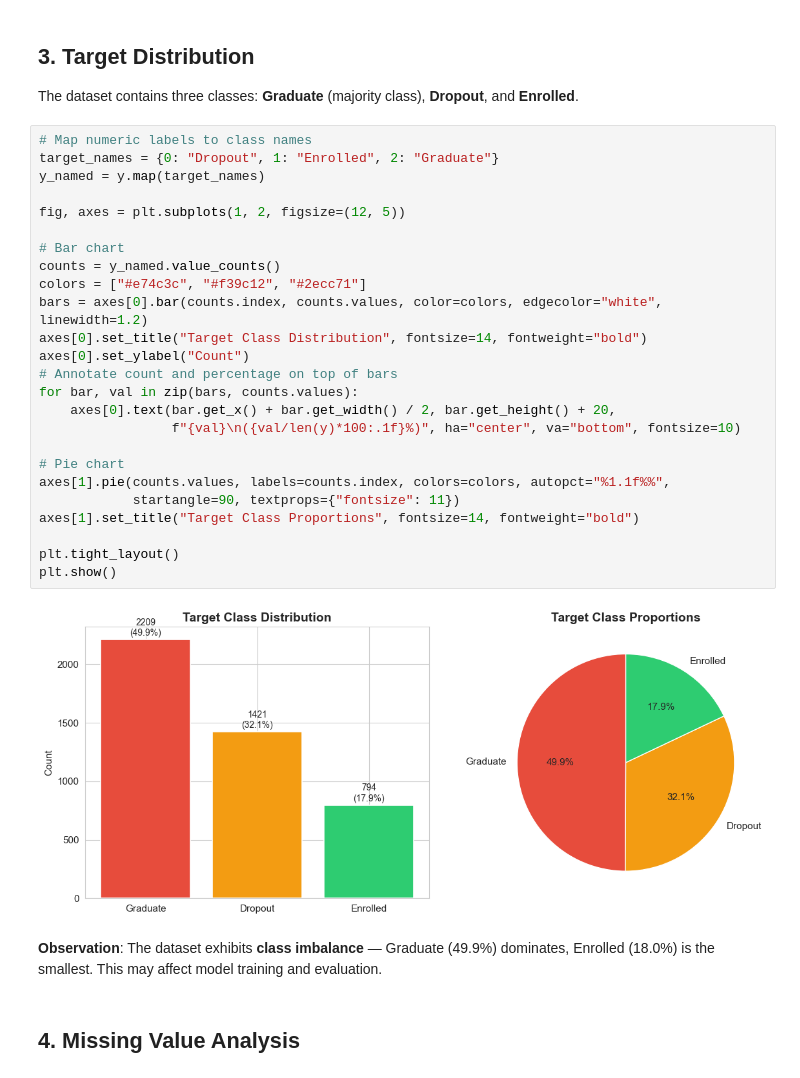
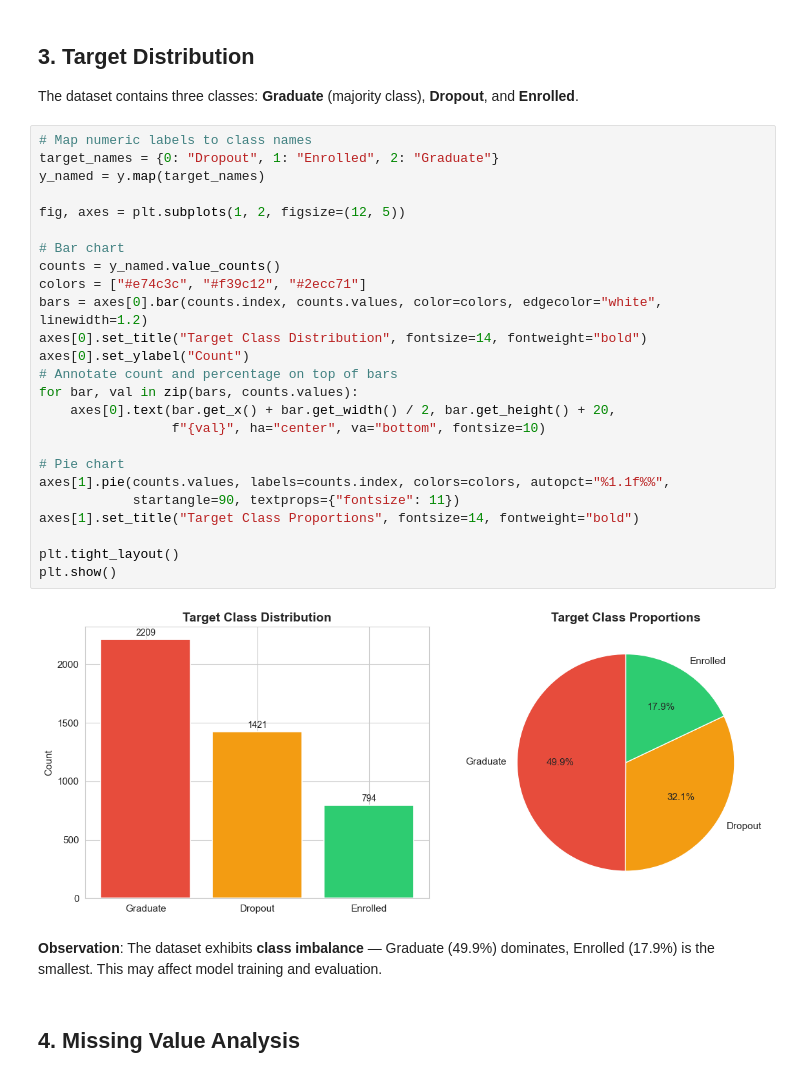
Before and after one commit to pheonix2006/dsaa2011_machine_learning, a Jupyter notebook: notebooks/01_data_preprocessing.ipynb, the cells around one changed output. Saved outputs shown, nothing was run; the diff lists cells and outputs as text.

```diff
--- a/notebooks/01_data_preprocessing.ipynb
+++ b/notebooks/01_data_preprocessing.ipynb
@@ -162,32 +140,32 @@ The dataset contains three classes: **Graduate** (majority class), **Dropout**,
 # %%
 # Map numeric labels to class names
 target_names = {0: "Dropout", 1: "Enrolled", 2: "Graduate"}
 y_named = y.map(target_names)
 
 fig, axes = plt.subplots(1, 2, figsize=(12, 5))
 
 # Bar chart
 counts = y_named.value_counts()
 colors = ["#e74c3c", "#f39c12", "#2ecc71"]
 bars = axes[0].bar(counts.index, counts.values, color=colors, edgecolor="white", linewidth=1.2)
 axes[0].set_title("Target Class Distribution", fontsize=14, fontweight="bold")
 axes[0].set_ylabel("Count")
 # Annotate count and percentage on top of bars
 for bar, val in zip(bars, counts.values):
     axes[0].text(bar.get_x() + bar.get_width() / 2, bar.get_height() + 20,
-                 f"{val}\n({val/len(y)*100:.1f}%)", ha="center", va="bottom", fontsize=10)
+                 f"{val}", ha="center", va="bottom", fontsize=10)
 
 # Pie chart
 axes[1].pie(counts.values, labels=counts.index, colors=colors, autopct="%1.1f%%",
             startangle=90, textprops={"fontsize": 11})
 axes[1].set_title("Target Class Proportions", fontsize=14, fontweight="bold")
 
 plt.tight_layout()
 plt.show()
 # %% [output]
-[figure, old version]
+[figure, new version]
 # %% [markdown]
-**Observation**: The dataset exhibits **class imbalance** — Graduate (49.9%) dominates, Enrolled (18.0%) is the smallest. This may affect model training and evaluation.
+**Observation**: The dataset exhibits **class imbalance** — Graduate (49.9%) dominates, Enrolled (17.9%) is the smallest. This may affect model training and evaluation.
 # %% [markdown]
 ## 4. Missing Value Analysis
 # %%
```
Also changed, not shown: parts of 16 cells of this notebook, 3 other files.
